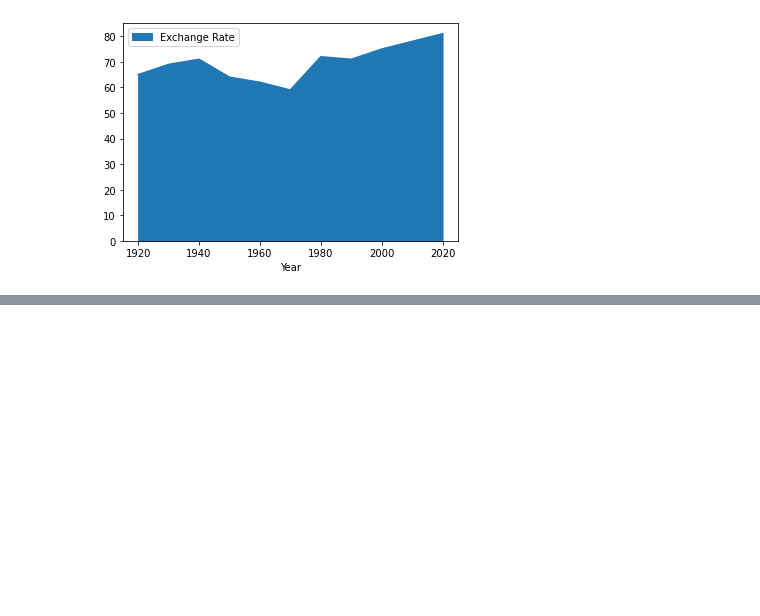
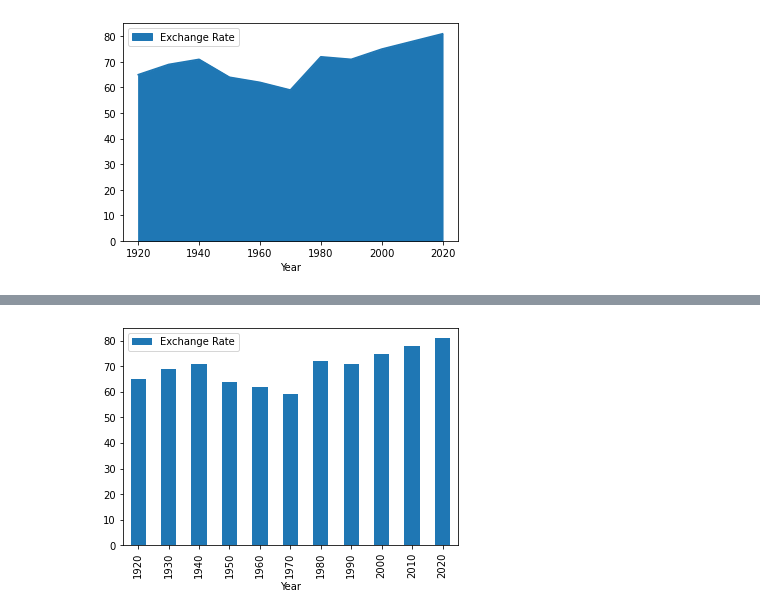
Before and after one commit to omonuj/Python-for-data-science, a Jupyter notebook: Matplotlib-TL.ipynb, the cells around one changed output, grey strips where cells are left out. Saved outputs shown, nothing was run; the diff lists cells and outputs as text; code cells hidden in the pictures; blank space fills up the shorter version.

```diff
--- a/Matplotlib-TL.ipynb
+++ b/Matplotlib-TL.ipynb
@@ -73,0 +79,5 @@ plt.show()
+# %%
+df.plot(x = 'Year', y = 'Exchange Rate', kind = 'bar')
+plt.show()
+# %% [output]
+[figure, added]
```
Also changed, not shown: parts of 4 cells of this notebook.
